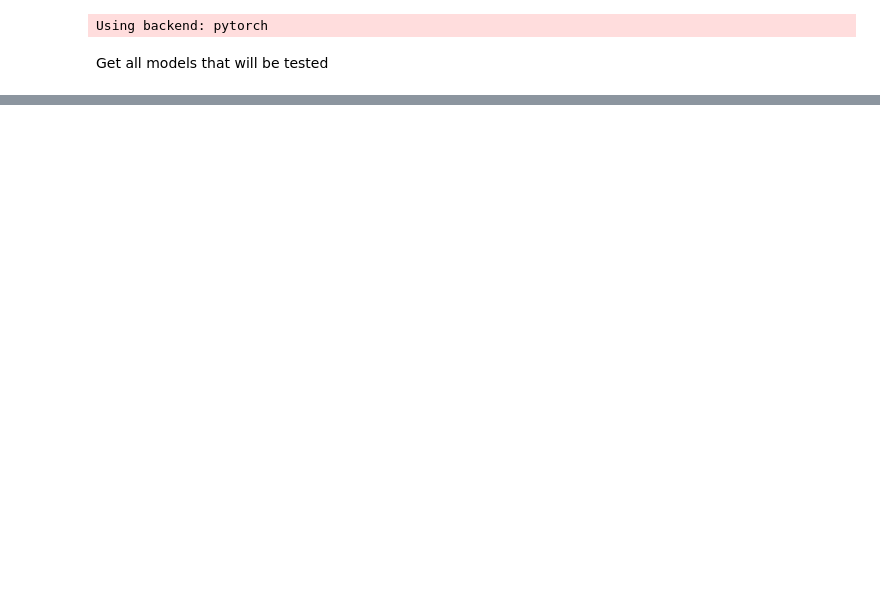
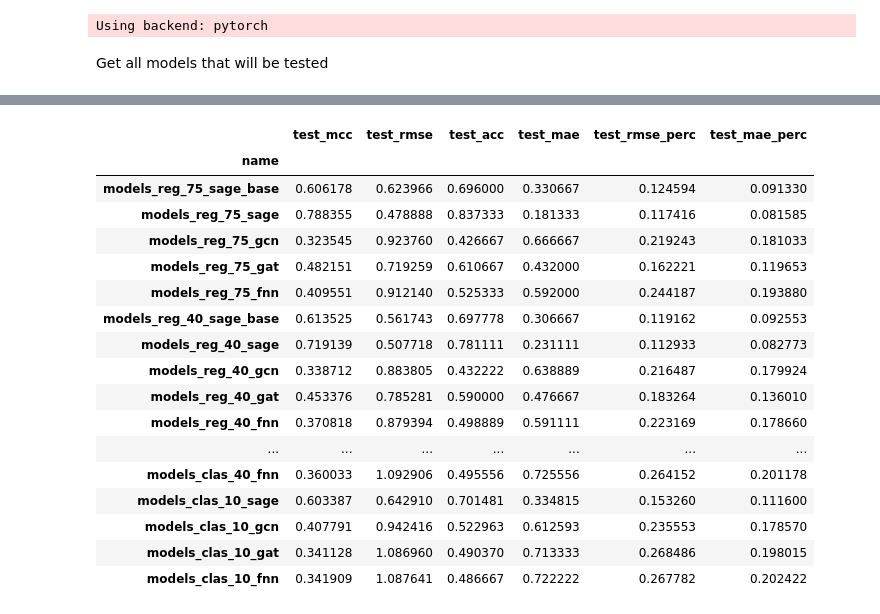
Before and after one commit to vibalcam/gnn-systemic-risk, a Jupyter notebook: notebooks/results.ipynb, the cells around one changed output, grey strips where cells are left out. Cells and saved outputs as stored; diff of their text form; code cells hidden in the pictures; blank space fills up the shorter version.

Commit message:
Fixed results

```diff
--- a/notebooks/results.ipynb
+++ b/notebooks/results.ipynb
@@ -51,7 +51,7 @@ for n,paths in zip(networks, network_paths):
     for p in paths:
         print(p)
         name = p.name.split(save_path_name)[1]
-        _,test_type,sets_type = p.parent.name.split('_')
+        _,test_type,sets_type = p.parent.name.split('_', 3)
         sets_lengths = dict_sets_lengths[sets_type]
         data_dir = p.parent.parent.joinpath(data_dir_name)
 
@@ -75,6 +75,7 @@ for n,paths in zip(networks, network_paths):
         )
 
         result = col.add(r[2], f"{p.parent.name}_{name}")
+        result.save_best('test_mcc',p,True)
 # %% [output]
 sym_network\models_clas_10\saved_fnn
 sym_network\models_clas_10\saved_gat
@@ -90,29 +115,0 @@ r['sym_network'].sort_values(axis=0, by='test_mcc', ascending=not True, na_posit
-# %%
-for p in paths:
-    name = p.name.split(save_path_name)[1]
-    sets_type = p.parent.name.split('_')[2]
-    sets_lengths = dict_sets_lengths[sets_type]
-    data_dir = p.parent.parent.joinpath(data_dir_name)
-
-    set_seed(seed)
-    dataset_val = ContagionDataset(
-        raw_dir=data_dir,
-        drop_edges=0,
-        sets_lengths=sets_lengths,
-        target = target,
-        add_self_loop=True,
-    )
-
-    r = test(
-        dataset=dataset_val,
-        save_path=str(p),
-        n_runs=1,
-        debug_mode=False,
-        use_cpu=False,
-        save=True,
-        use_edge_weight=True,
-    )
-
-    result = col.add(r[2], f"{p.parent.name}_{name}")
-
-    break
@@ -126,0 +116,22 @@ result.save_best('test_mcc', '.',)
+# %%
+s = r['sym_network']
+s[[k for k in s.columns if 'test' in k]]
+# %% [output]
+|  | test_mcc | test_rmse | test_acc | test_mae | test_rmse_perc | test_mae_perc |
+| name |  |  |  |  |  |  |
+| models_reg_75_sage_base | 0.606178 | 0.623966 | 0.696000 | 0.330667 | 0.124594 | 0.091330 |
+| models_reg_75_sage | 0.788355 | 0.478888 | 0.837333 | 0.181333 | 0.117416 | 0.081585 |
+| models_reg_75_gcn | 0.323545 | 0.923760 | 0.426667 | 0.666667 | 0.219243 | 0.181033 |
+| models_reg_75_gat | 0.482151 | 0.719259 | 0.610667 | 0.432000 | 0.162221 | 0.119653 |
+| models_reg_75_fnn | 0.409551 | 0.912140 | 0.525333 | 0.592000 | 0.244187 | 0.193880 |
+| models_reg_40_sage_base | 0.613525 | 0.561743 | 0.697778 | 0.306667 | 0.119162 | 0.092553 |
+| models_reg_40_sage | 0.719139 | 0.507718 | 0.781111 | 0.231111 | 0.112933 | 0.082773 |
+| models_reg_40_gcn | 0.338712 | 0.883805 | 0.432222 | 0.638889 | 0.216487 | 0.179924 |
+| models_reg_40_gat | 0.453376 | 0.785281 | 0.590000 | 0.476667 | 0.183264 | 0.136010 |
+| models_reg_40_fnn | 0.370818 | 0.879394 | 0.498889 | 0.591111 | 0.223169 | 0.178660 |
+| ... | ... | ... | ... | ... | ... | ... |
+| models_clas_40_fnn | 0.360033 | 1.092906 | 0.495556 | 0.725556 | 0.264152 | 0.201178 |
+| models_clas_10_sage | 0.603387 | 0.642910 | 0.701481 | 0.334815 | 0.153260 | 0.111600 |
+| models_clas_10_gcn | 0.407791 | 0.942416 | 0.522963 | 0.612593 | 0.235553 | 0.178570 |
+| models_clas_10_gat | 0.341128 | 1.086960 | 0.490370 | 0.713333 | 0.268486 | 0.198015 |
+| models_clas_10_fnn | 0.341909 | 1.087641 | 0.486667 | 0.722222 | 0.267782 | 0.202422 |
```
Also changed, not shown: parts of 8 cells of this notebook, 2 other files.
